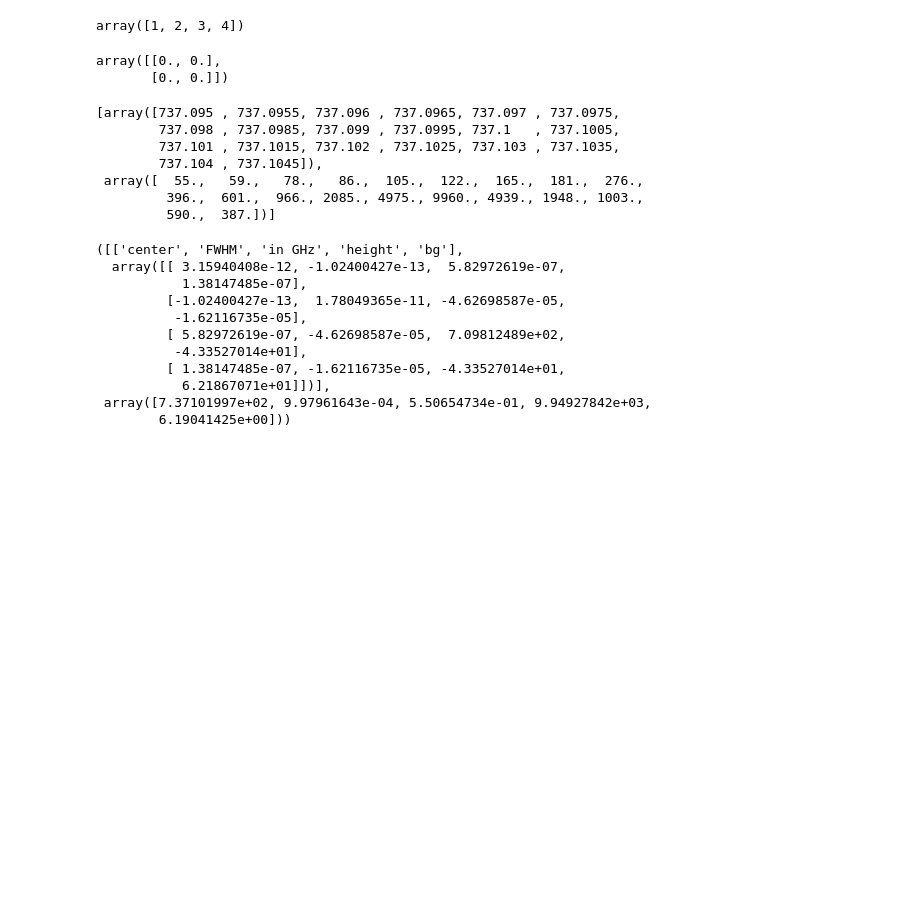
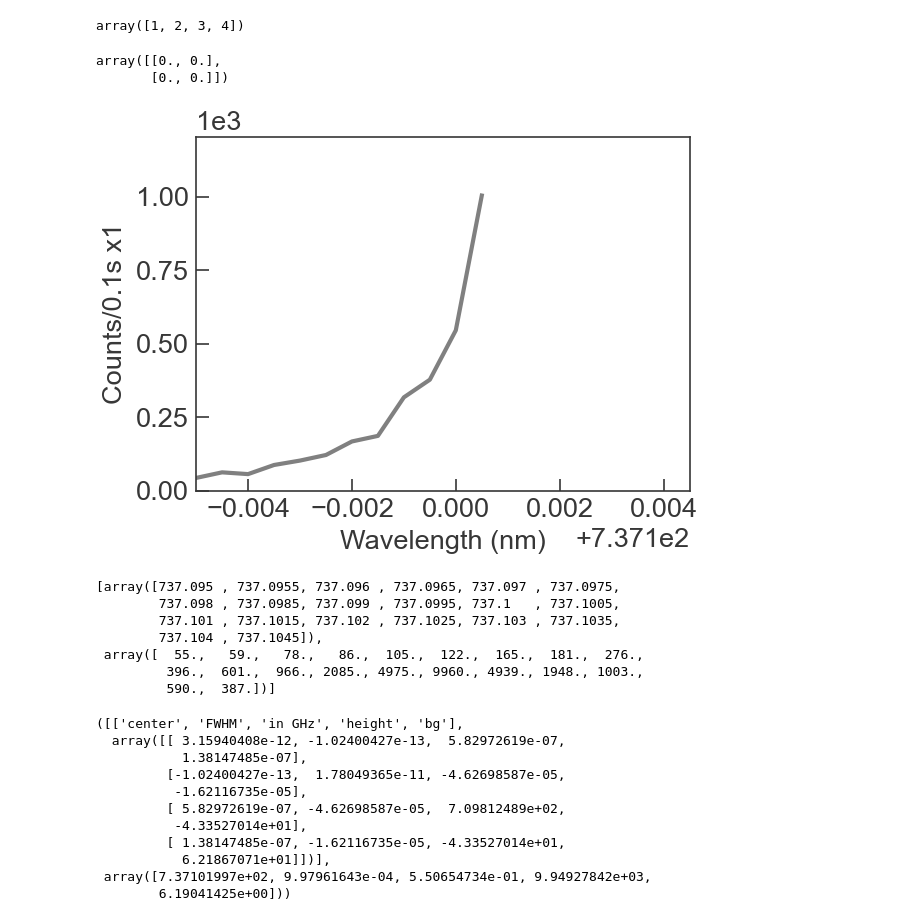
Before and after one commit to QuantumshWu/Confocal-GUI, a Jupyter notebook: jupyter notebook examples/examples with virtual devices.ipynb, the cells around one changed output. Drawn from its saved outputs; the diff is of its cells as text; code cells hidden in the pictures; blank space fills up the shorter version.

```diff
--- a/jupyter notebook examples/examples with virtual devices.ipynb
+++ b/jupyter notebook examples/examples with virtual devices.ipynb
@@ -234,8 +277,10 @@ array([[0., 0.],
 # %%
 ple_test_dict = {'ple_height':100000, 'ple_width':0.001, 'ple_center':737.102}
 # defines ple_test_dict for testing purpose only
 fig, data_figure = ple(data_x = np.arange(737.1-0.005, 737.1+0.005, 0.0005), exposure=0.1, \
-                                config_instances={**config_instances, **ple_test_dict}, repeat=1, is_GUI=True)
+                                config_instances={**config_instances, **ple_test_dict}, repeat=1, is_GUI=False)
+# %% [output]
+[figure, added]
 # %%
 data_figure.data
 # get data from return data_figure
```
Also changed, not shown: parts of 13 cells of this notebook, 4 other files.
